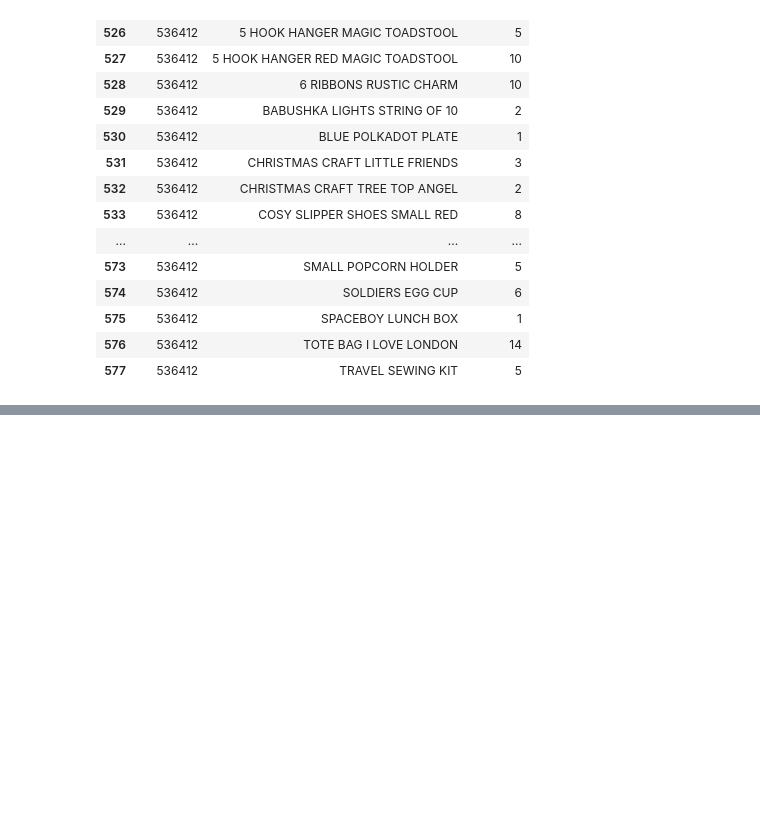
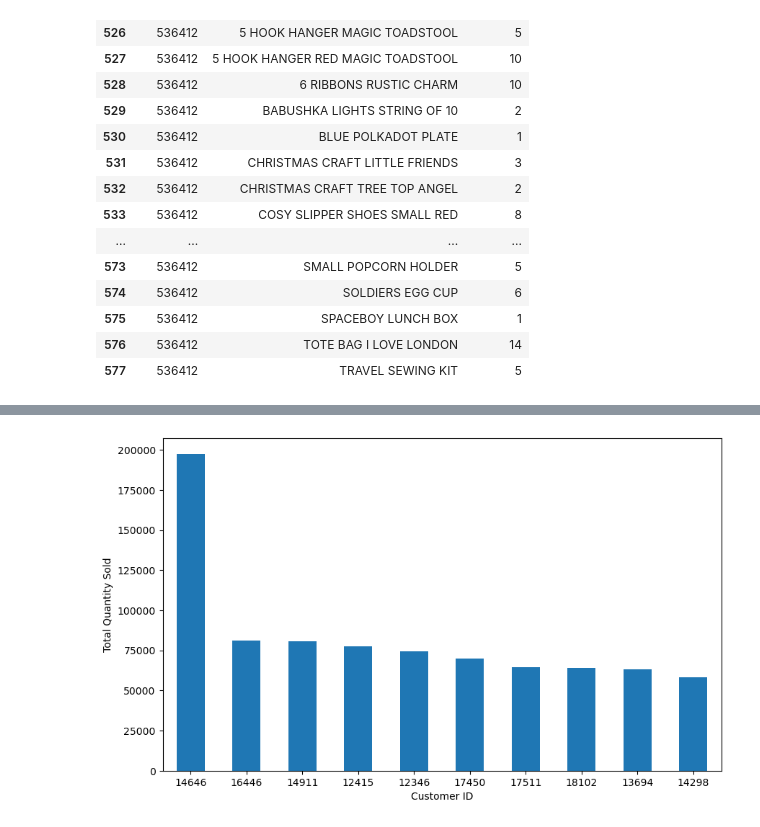
Before and after one commit to shreyash001/Major-Project-Sales-Analysis, a Jupyter notebook: Sales_Analysis.ipynb, the cells around one changed output, grey strips where cells are left out. Saved outputs shown, nothing was run; the diff lists cells and outputs as text; code cells hidden in the pictures; blank space fills up the shorter version.

```diff
--- a/Sales_Analysis.ipynb
+++ b/Sales_Analysis.ipynb
@@ -173,2 +204,9 @@ df.head()
+# %%
+df['IsCancelled'] = df['InvoiceNo'].str.startswith('c').astype(bool)
+cancelled_data = df[~df['IsCancelled']]
+# cancelled_data
+
+df = df[df['IsCancelled']]
+df.reset_index(drop=True, inplace=True)
 # %%
 df.info()
@@ -199,0 +229,12 @@ memory usage: 24.2+ MB
+# %%
+# df['InvoiceNo'] = df['InvoiceNo'].astype('int64')
+
+# df['Billing Date'] = df['InvoiceDate'].split(" ")[0]
+
+# df['Billing Date']
+
+df['CustomerID'] = df['CustomerID'].astype(int)
+# %%
+df.drop(columns=['IsCancelled'], inplace=True)
+
+df.head()
@@ -199,0 +248,10 @@ memory usage: 24.2+ MB
+# %%
+customer_sales = df.groupby('CustomerID')['Quantity_agg'].sum().sort_values(ascending=False)
+
+plt.figure(figsize=(10,6))
+customer_sales.head(10).plot(kind='bar',rot=0)
+plt.xlabel('Customer ID')
+plt.ylabel('Total Quantity Sold')
+plt.show()
+# %% [output]
+[figure, added]
```
Also changed, not shown: parts of 4 cells of this notebook.
